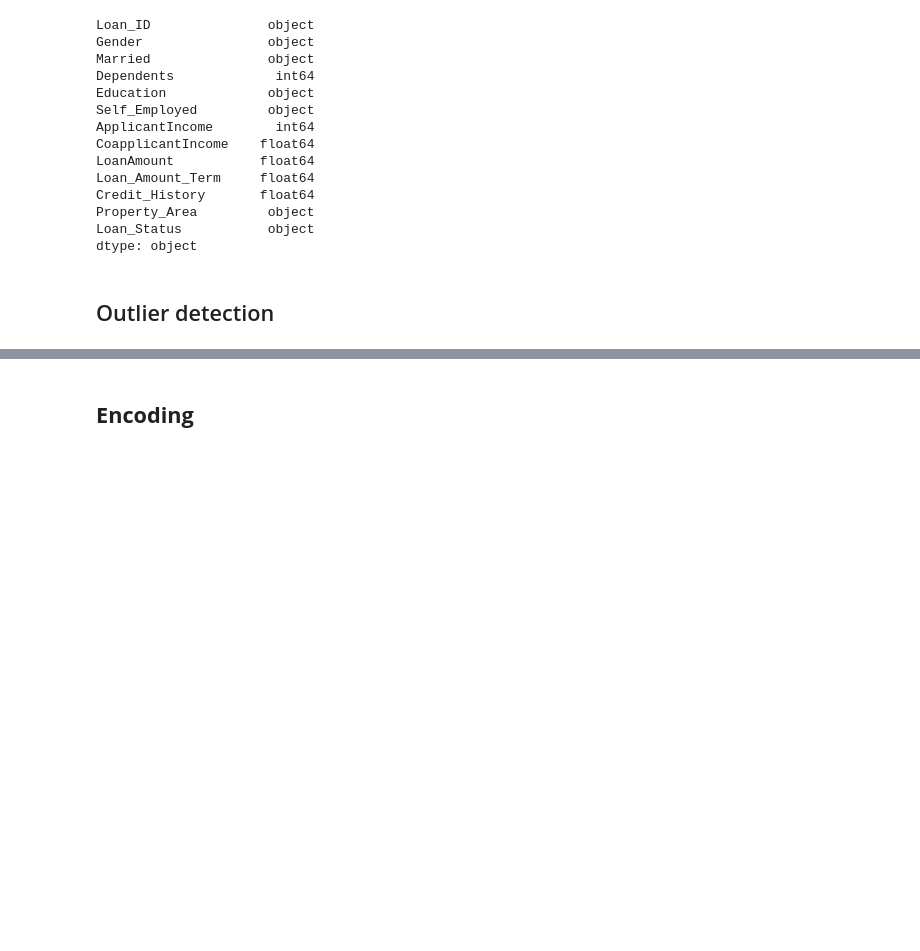
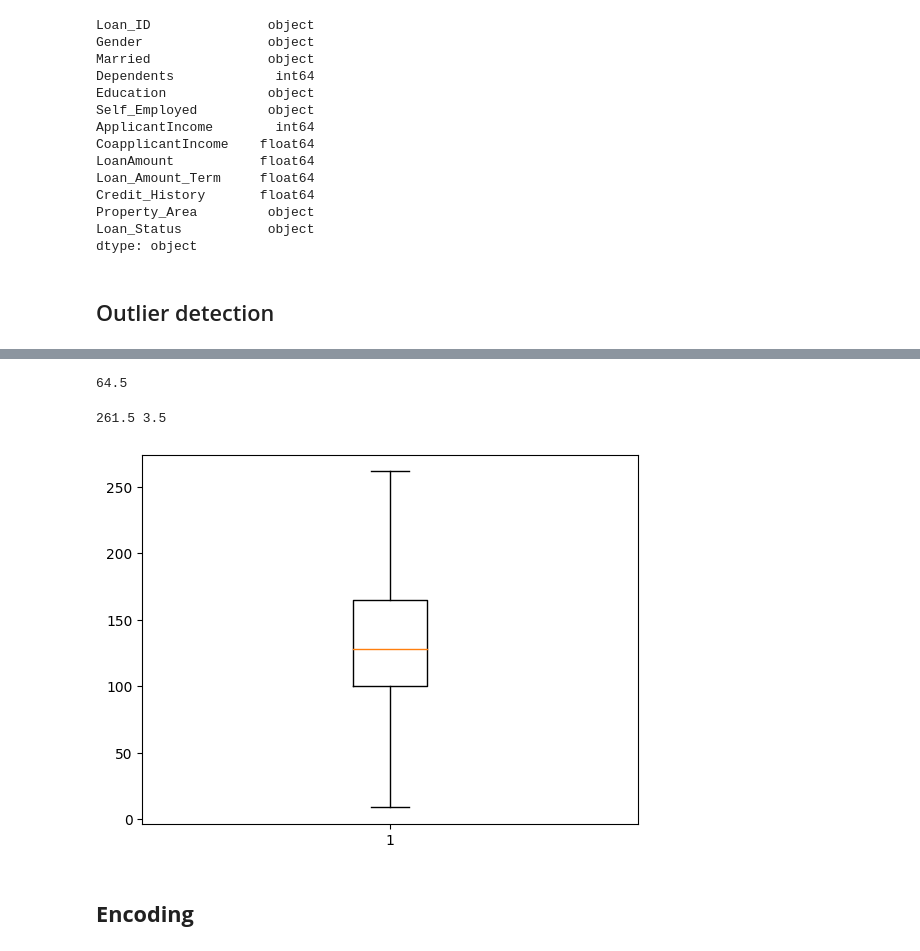
Before and after one commit to mmnithin/AI_ML_ICT, a Jupyter notebook: ICT_Assignments-preprocessing-1.ipynb, the cells around one changed output, grey strips where cells are left out. Cells and saved outputs as stored; diff of their text form; code cells hidden in the pictures; blank space fills up the shorter version.

```diff
--- a/ICT_Assignments-1.ipynb
+++ b/ICT_Assignments-preprocessing-1.ipynb
@@ -241,3 +259,36 @@ dtype: object
+# %%
+# Trimming Outlier for LoanAmount
+q1 = loan_dataset['LoanAmount'].quantile(0.25)
+q3 = loan_dataset['LoanAmount'].quantile(0.75)
+iqr = q3 -q1
+iqr
+# %% [output]
+64.5
+# %%
+upper_limit = q3 + 1.5*iqr
+lower_limit = q1 - 1.5*iqr
+print(upper_limit,lower_limit)
+# %% [output]
+261.5 3.5
+# %%
+# function for trimming the limit
+
+def limit_input(value):
+  if value > upper_limit:
+    return upper_limit
+  if value < lower_limit:
+    return lower_limit
+  else:
+    return value
+# %%
+# applied the above function for all rows
+loan_dataset['LoanAmount'] = loan_dataset['LoanAmount'].apply(limit_input)
+# %%
+# boxplot Graph for LoanAmount
+plt.boxplot(loan_dataset.LoanAmount)
+plt.show()
+# %% [output]
+[figure, added]
 # %% [markdown]
 ## **Encoding**
 # %%
```
Also changed, not shown: parts of 4 cells of this notebook.
